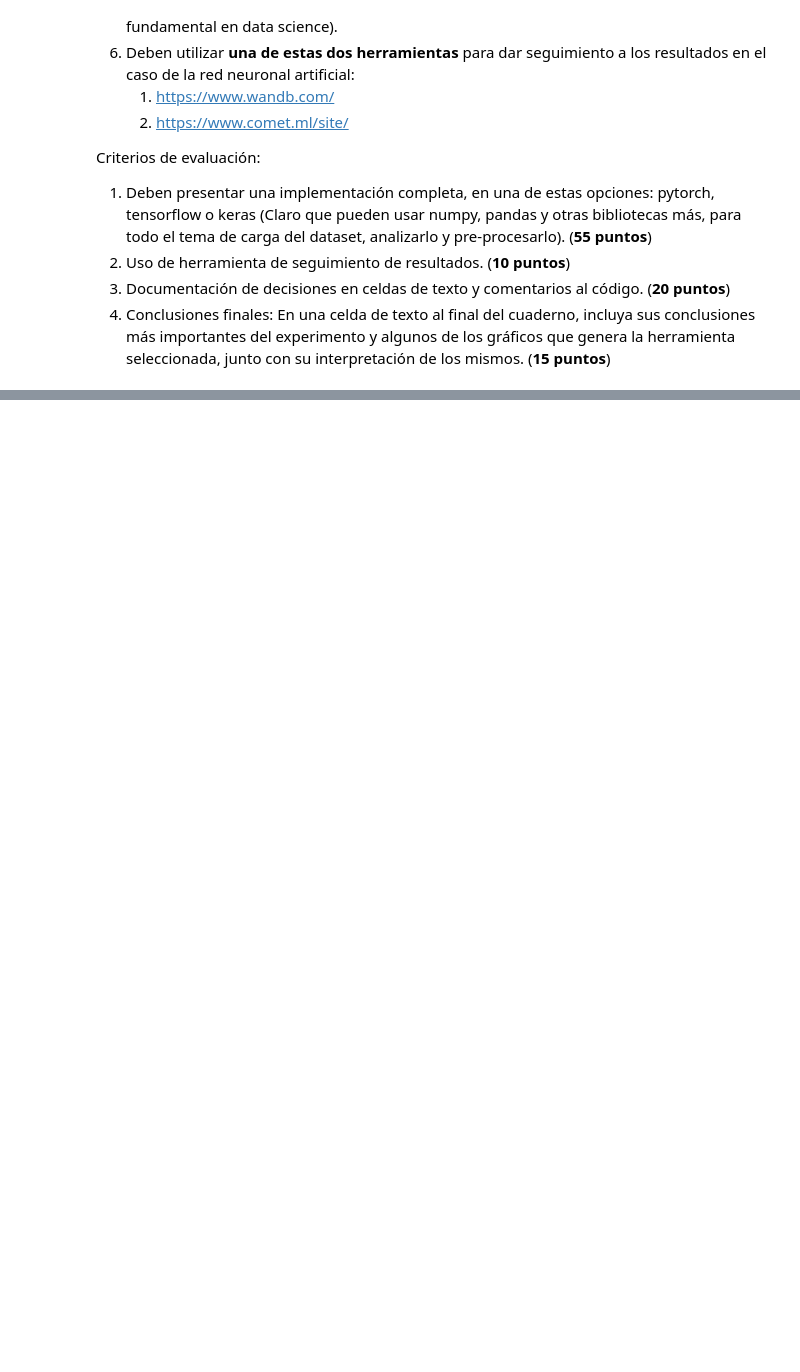
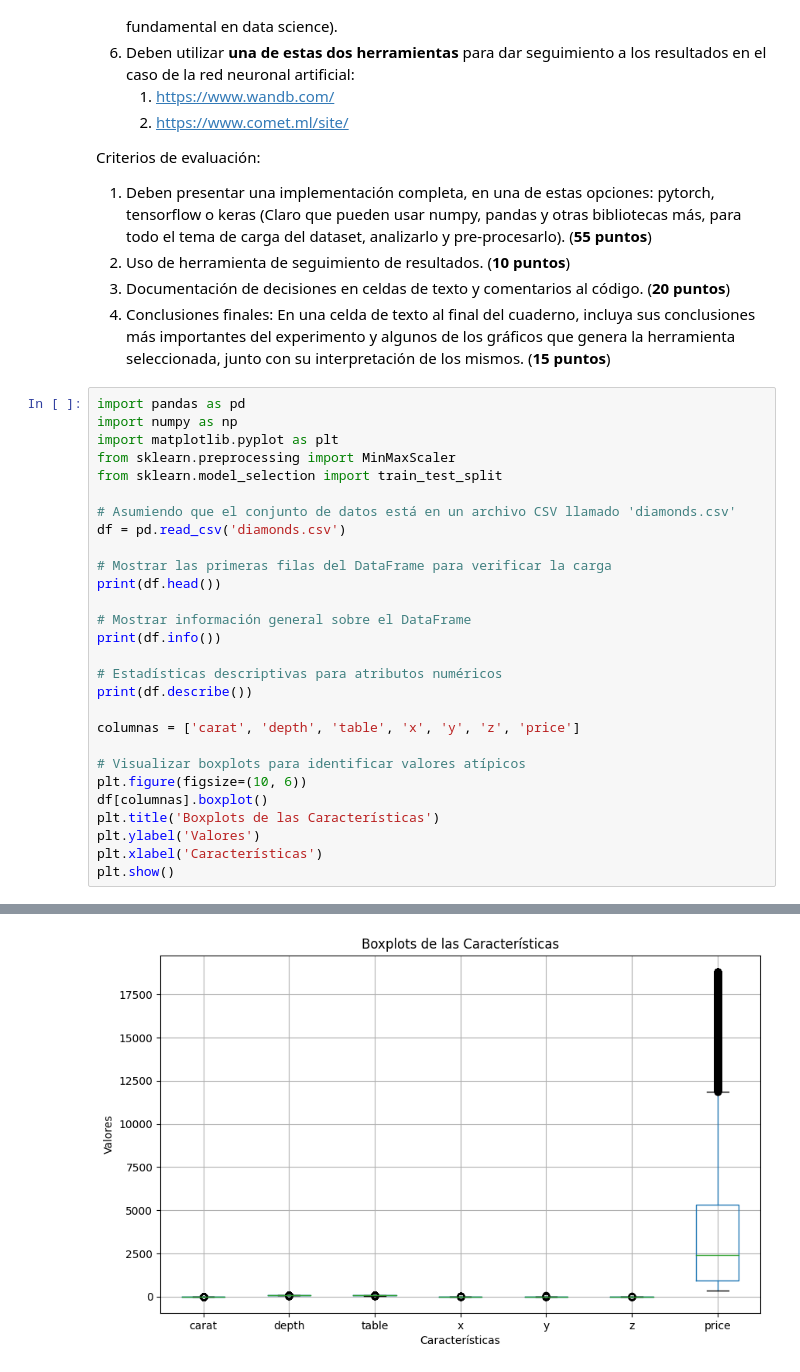
Before and after one commit to JeanPaulRF/Trabajos-IA, a Jupyter notebook: TP-3/2023-2-Trabajo Practico_3.ipynb, the cells around one changed output, grey strips where cells are left out. Saved outputs shown, nothing was run; the diff lists cells and outputs as text; blank space fills up the shorter version.

```diff
--- a/TP-3/2023-2-Trabajo Practico_3.ipynb
+++ b/TP-3/2023-2-Trabajo Practico_3.ipynb
@@ -35,3 +35,32 @@ Criterios de evaluación:
 1. Uso de herramienta de seguimiento de resultados. (**10 puntos**)
 1. Documentación de decisiones en celdas de texto y comentarios al código. (**20 puntos**)
 1. Conclusiones finales: En una celda de texto al final del cuaderno, incluya sus conclusiones más importantes del experimento y algunos de los gráficos que genera la herramienta seleccionada, junto con su interpretación de los mismos. (**15 puntos**)
+# %%
+import pandas as pd
+import numpy as np
+import matplotlib.pyplot as plt
+from sklearn.preprocessing import MinMaxScaler
+from sklearn.model_selection import train_test_split
+
+# Asumiendo que el conjunto de datos está en un archivo CSV llamado 'diamonds.csv'
+df = pd.read_csv('diamonds.csv')
+
+# Mostrar las primeras filas del DataFrame para verificar la carga
+print(df.head())
+
+# Mostrar información general sobre el DataFrame
+print(df.info())
+
+# Estadísticas descriptivas para atributos numéricos
+print(df.describe())
+
+columnas = ['carat', 'depth', 'table', 'x', 'y', 'z', 'price']
+
+# Visualizar boxplots para identificar valores atípicos
+plt.figure(figsize=(10, 6))
+df[columnas].boxplot()
+plt.title('Boxplots de las Características')
+plt.ylabel('Valores')
+plt.xlabel('Características')
+plt.show()
+# %% [output]
@@ -37,0 +84 @@ Criterios de evaluación:
+[figure, added]
```
Also changed, not shown: parts of 3 cells of this notebook.
